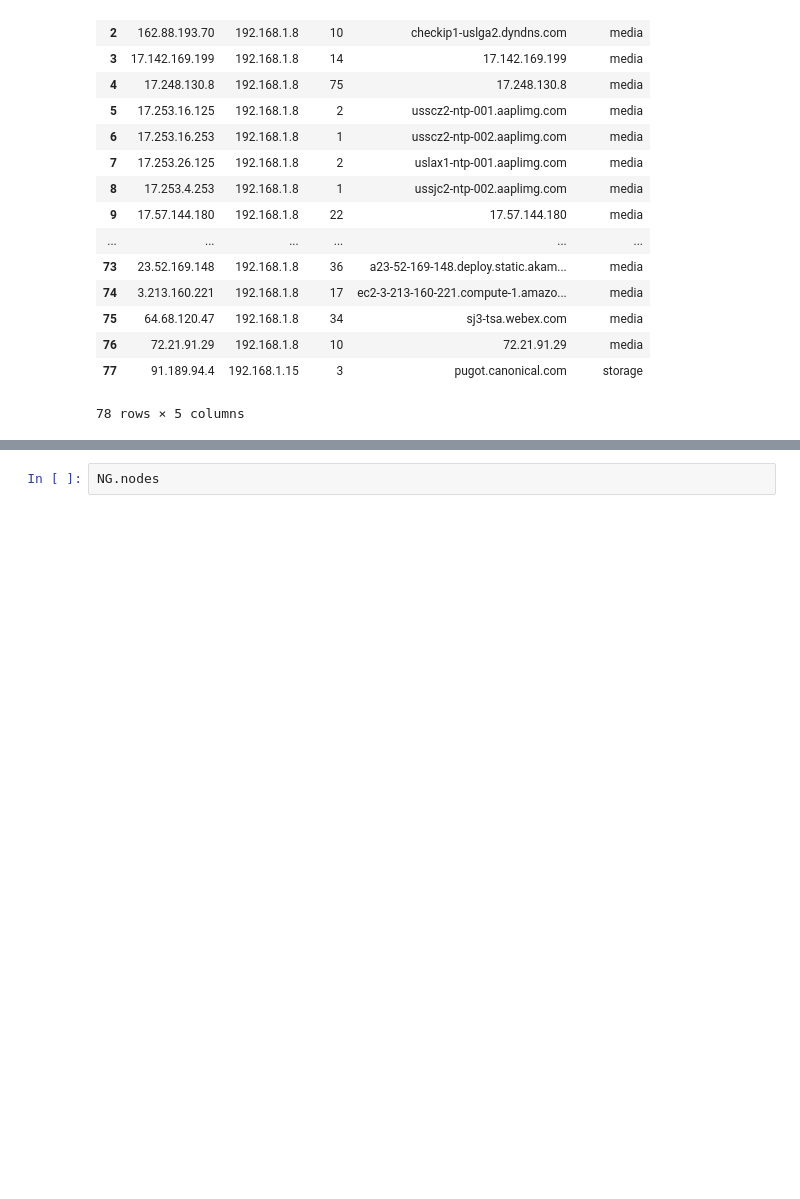
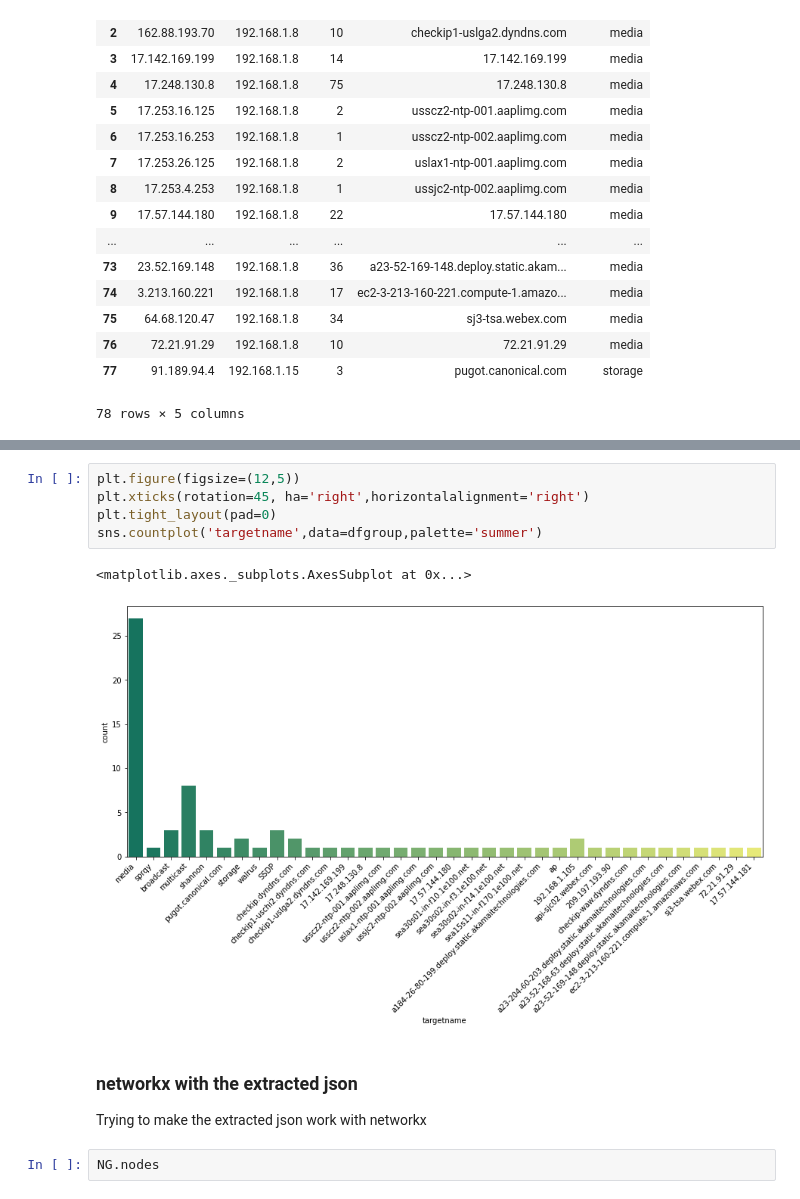
Before and after one commit to jsutch/DataViz, a Jupyter notebook: Network Graphing Notes.ipynb, the cells around one changed output, grey strips where cells are left out. Drawn from its saved outputs; the diff is of its cells as text; blank space fills up the shorter version.

```diff
--- a/Network Graphing Notes.ipynb
+++ b/Network Graphing Notes.ipynb
@@ -651,3 +673,15 @@ dfgroup
+# %%
+plt.figure(figsize=(12,5))
+plt.xticks(rotation=45, ha='right',horizontalalignment='right')
+plt.tight_layout(pad=0)
+sns.countplot('targetname',data=dfgroup,palette='summer')
+# %% [output]
+<matplotlib.axes._subplots.AxesSubplot at 0x...>
+[figure, added]
+# %% [markdown]
+### networkx with the extracted json
+
+Trying to make the extracted json work with networkx
 # %%
 NG.nodes
 # %% [output]
```
Also changed, not shown: parts of 9 cells of this notebook, 3 other files.
